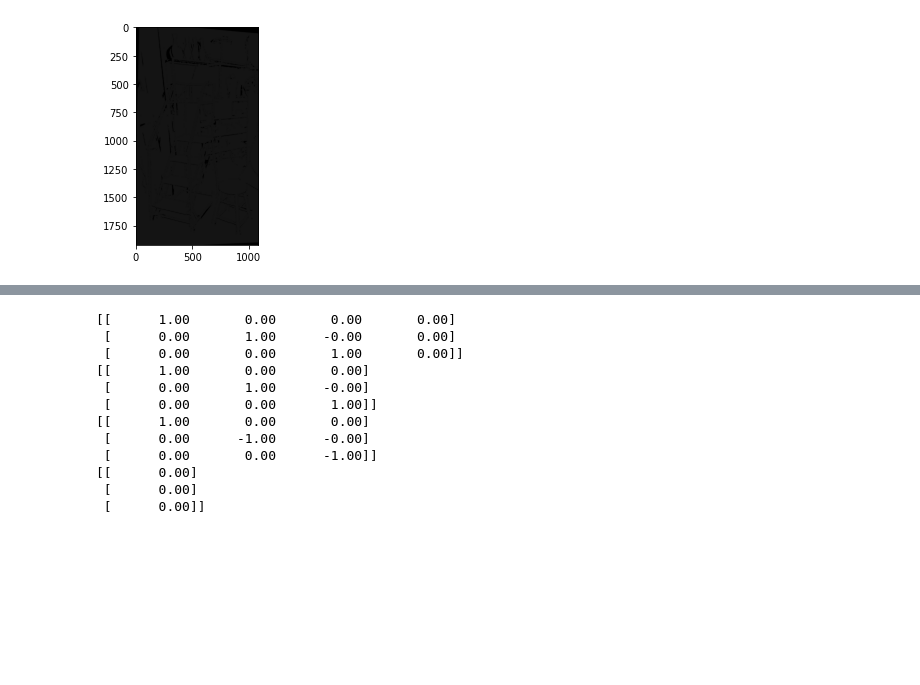
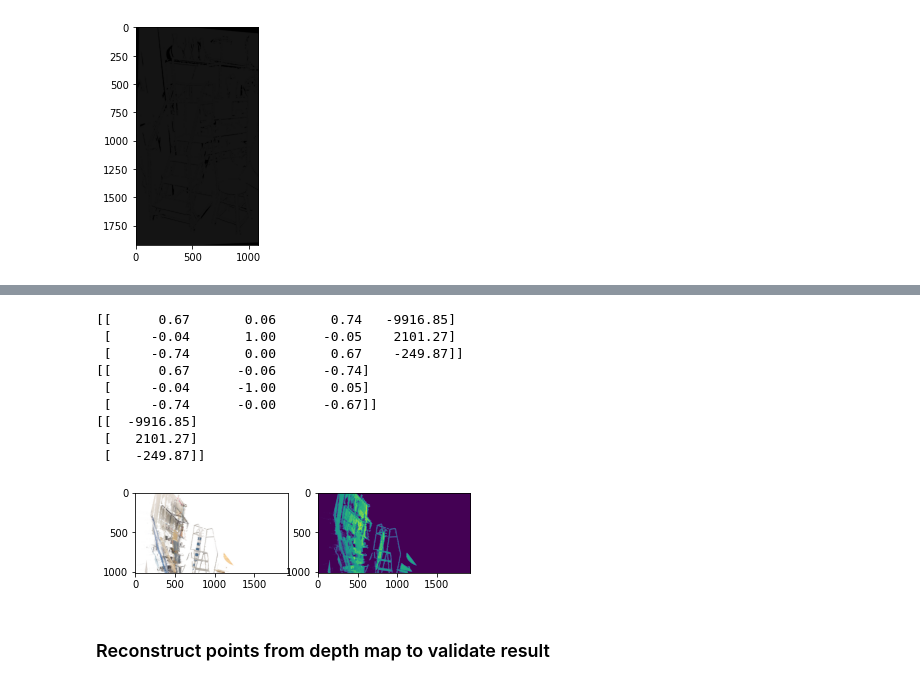
Before and after one commit to ushichka/dmcp, a Jupyter notebook: notebooks/pyrender_test.ipynb, the cells around one changed output, grey strips where cells are left out. Drawn from its saved outputs; the diff is of its cells as text; code cells hidden in the pictures; blank space fills up the shorter version.

```diff
--- a/notebooks/pyrender_test.ipynb
+++ b/notebooks/pyrender_test.ipynb
@@ -153,26 +153,26 @@ array([[      1.00,      -0.00,      -0.06,     511.57],
 # %%
 from src.dmcpworkflow.h_backproject_mesh import get_interactive_camera
 
-K, pose = get_interactive_camera(mesh,imK)
+K, pose, shape = get_interactive_camera(mesh,imK)
 
 from src.dmcpworkflow.h_backproject_mesh import capture_scene
-img, depth = capture_scene(mesh, imK, R, pose[:3,-1], dm.shape[1], dm.shape[0])
+img, depth = capture_scene(mesh, imK, pose[:3,:3], pose[:3,-1], shape[1], shape[0])
 plt.figure()
 plt.subplot(1,2,1)
 plt.imshow(img)
 plt.subplot(1,2,2)
 plt.imshow(depth)
 plt.show()
 # %% [output]
-[[      1.00       0.00       0.00       0.00]
- [      0.00       1.00      -0.00       0.00]
- [      0.00       0.00       1.00       0.00]]
-[[      1.00       0.00       0.00]
- [      0.00       1.00      -0.00]
- [      0.00       0.00       1.00]]
-[[      1.00       0.00       0.00]
- [      0.00      -1.00      -0.00]
- [      0.00       0.00      -1.00]]
-[[      0.00]
- [      0.00]
- [      0.00]]
+[[      0.67       0.06       0.74   -9916.85]
+ [     -0.04       1.00      -0.05    2101.27]
+ [     -0.74       0.00       0.67    -249.87]]
+[[      0.67      -0.06      -0.74]
+ [     -0.04      -1.00       0.05]
+ [     -0.74      -0.00      -0.67]]
+[[  -9916.85]
+ [   2101.27]
+ [   -249.87]]
+[figure, added]
+# %% [markdown]
+### Reconstruct points from depth map to validate result
```
Also changed, not shown: parts of 4 cells of this notebook, 3 other files.
